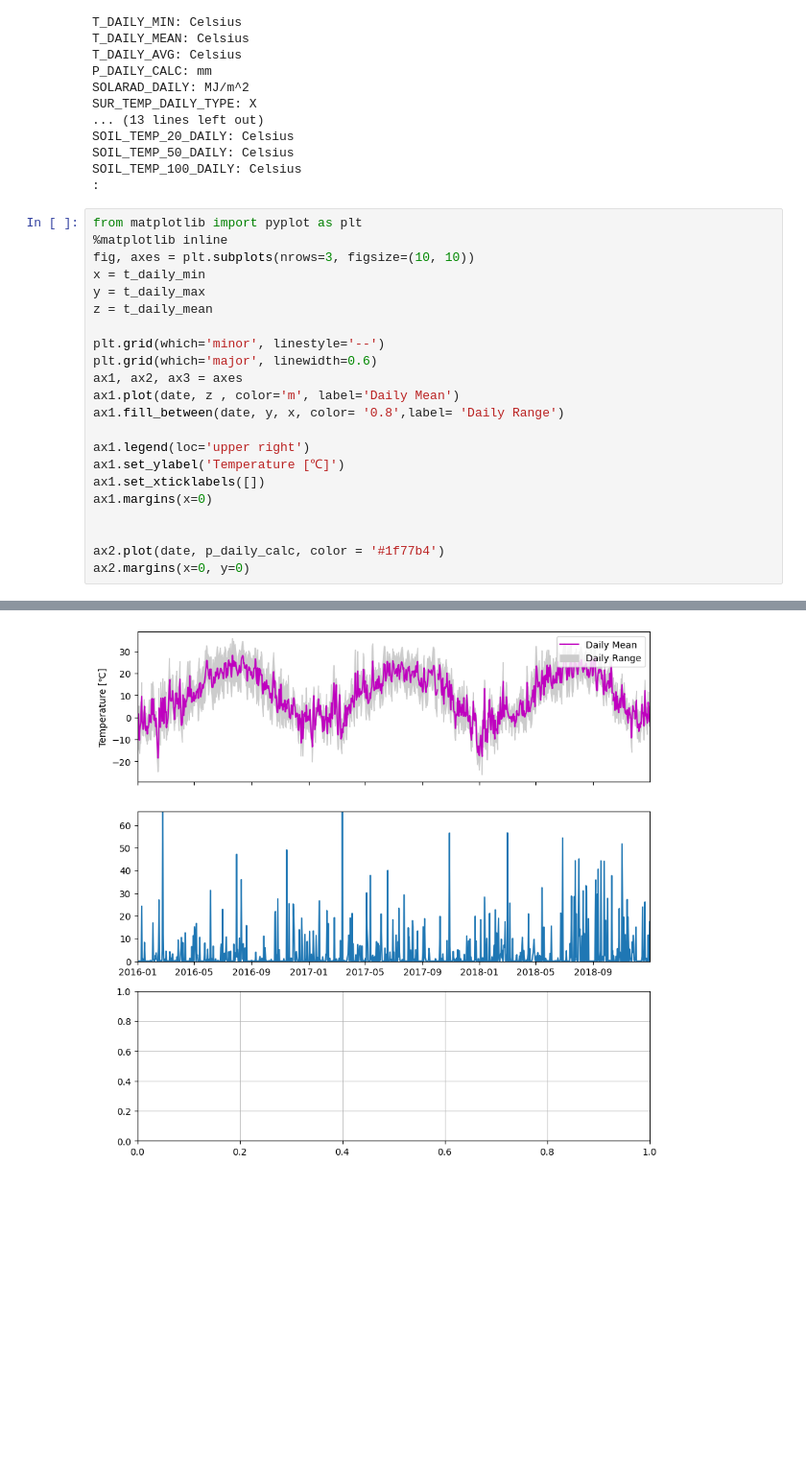
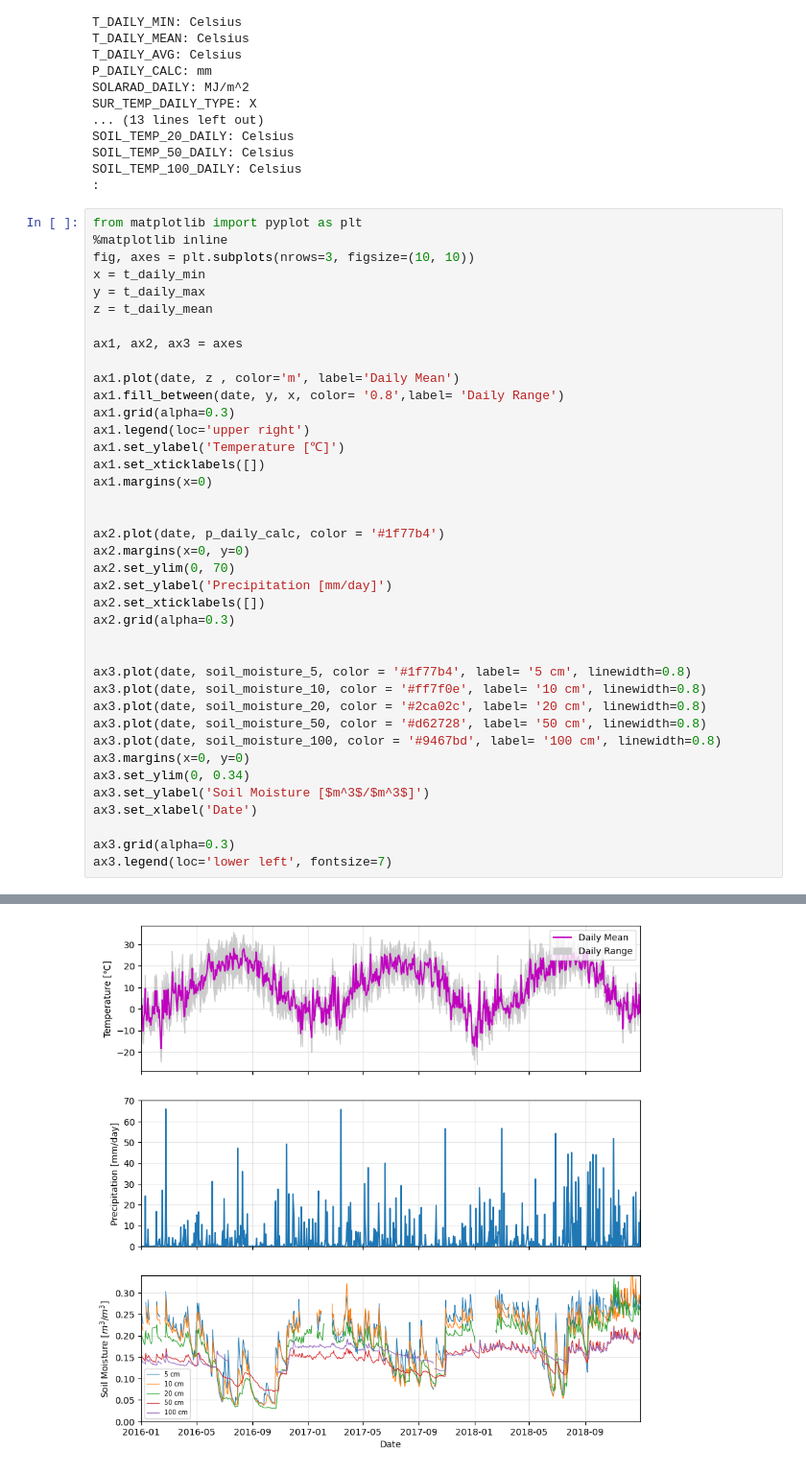
Before and after one commit to alyplasc/climatedatascience, a Jupyter notebook: HW6.ipynb, the cells around one changed output, grey strips where cells are left out. Shown at 96% size. Saved outputs shown, nothing was run; the diff lists cells and outputs as text; blank space fills up the shorter version.

```diff
--- a/HW6.ipynb
+++ b/HW6.ipynb
@@ -93,12 +93,11 @@ x = t_daily_min
 y = t_daily_max
 z = t_daily_mean
 
-plt.grid(which='minor', linestyle='--')
-plt.grid(which='major', linewidth=0.6)
 ax1, ax2, ax3 = axes
+
 ax1.plot(date, z , color='m', label='Daily Mean')
 ax1.fill_between(date, y, x, color= '0.8',label= 'Daily Range')
-
+ax1.grid(alpha=0.3)
 ax1.legend(loc='upper right')
 ax1.set_ylabel('Temperature [℃]')
 ax1.set_xticklabels([])
@@ -107,4 +106,22 @@ ax1.margins(x=0)
 
 ax2.plot(date, p_daily_calc, color = '#1f77b4')
 ax2.margins(x=0, y=0)
+ax2.set_ylim(0, 70)
+ax2.set_ylabel('Precipitation [mm/day]')
+ax2.set_xticklabels([])
+ax2.grid(alpha=0.3)
+
+
+ax3.plot(date, soil_moisture_5, color = '#1f77b4', label= '5 cm', linewidth=0.8)
+ax3.plot(date, soil_moisture_10, color = '#ff7f0e', label= '10 cm', linewidth=0.8)
+ax3.plot(date, soil_moisture_20, color = '#2ca02c', label= '20 cm', linewidth=0.8)
+ax3.plot(date, soil_moisture_50, color = '#d62728', label= '50 cm', linewidth=0.8)
+ax3.plot(date, soil_moisture_100, color = '#9467bd', label= '100 cm', linewidth=0.8)
+ax3.margins(x=0, y=0)
+ax3.set_ylim(0, 0.34)
+ax3.set_ylabel('Soil Moisture [$m^3$/$m^3$]')
+ax3.set_xlabel('Date')
+
+ax3.grid(alpha=0.3)
+ax3.legend(loc='lower left', fontsize=7)
 # %% [output]
@@ -111 +129 @@ ax2.margins(x=0, y=0)
-[figure, old version]
+[figure, new version]
```
Also changed, not shown: parts of 5 cells of this notebook.
